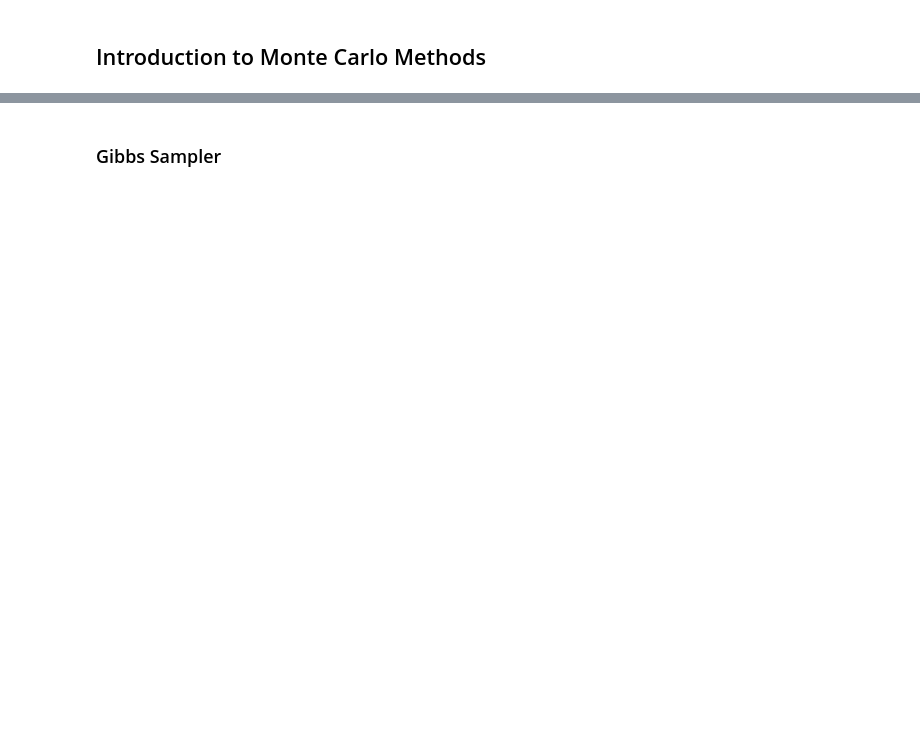
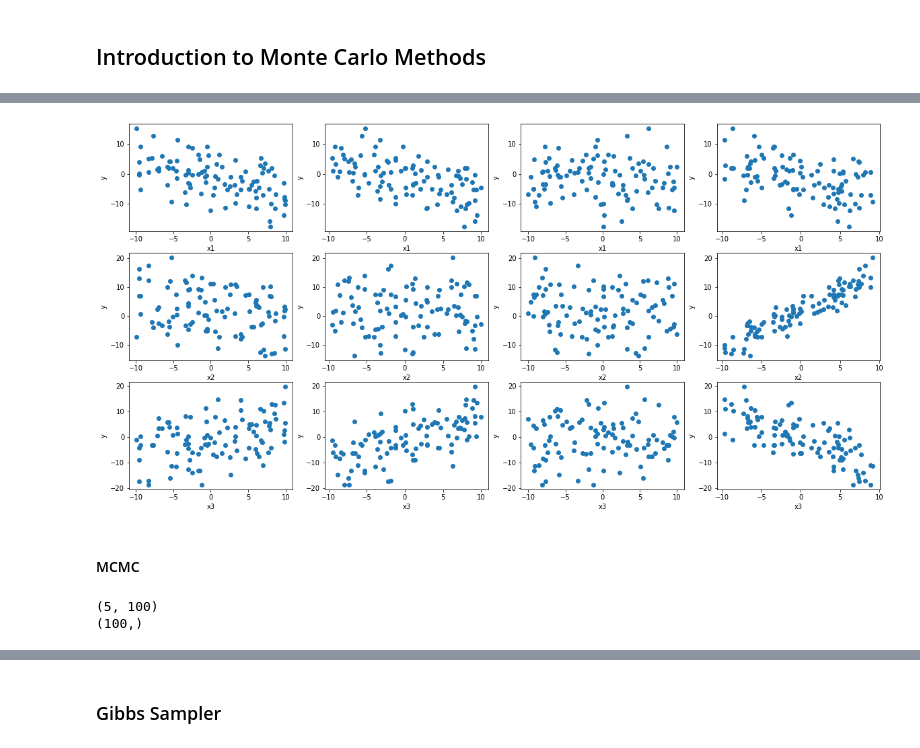
Before and after one commit to kaijennissen/fbprophet, a Jupyter notebook: notebooks/0_Structural_Time_Series.ipynb, the cells around one changed output, grey strips where cells are left out. Saved outputs shown, nothing was run; the diff lists cells and outputs as text; code cells hidden in the pictures; blank space fills up the shorter version.

```diff
--- a/notebooks/0_Structural_Time_Series.ipynb
+++ b/notebooks/0_Structural_Time_Series.ipynb
@@ -111,0 +126,55 @@ for i in range(samples):
+# %%
+# forward pass
+def forward_pass(xs, num_replicas=1):
+    k = xs.shape[0]
+
+    beta = tfd.Normal(loc=tf.zeros(k), scale=1.).sample(num_replicas)
+    sigma = tfd.Gamma(concentration=0., rate=1.).sample(num_replicas)
+
+    mu = tf.linalg.matmul(beta[tf.newaxis, ...], xs)[-1,:]
+    y = tfd.Normal(loc=mu, scale=1.).sample()
+
+    return y
+# %%
+k = 4
+n = 100
+num_replicas = 3
+
+x = tfd.Uniform(-10, 10).sample((k, n))
+x = tf.pad(x, [[1, 0], [0, 0]], constant_values=1)
+y = forward_pass(xs=x, num_replicas=num_replicas)
+# %%
+if num_replicas > 1:
+    if k>= 2:
+        fig, ax = plt.subplots(num_replicas, k,  figsize=(20,10))
+        for i in range(num_replicas):
+            for j in range(0, k):
+                ax[i, j].plot(x[j+1, :], y[i, :], "o")
+                ax[i, j].set_xlabel(f"x{i+1}")
+                ax[i, j].set_ylabel("y")
+
+    else:
+        fig, ax = plt.subplots(1, num_replicas, figsize=(20,8))
+        for i in range(num_replicas):
+            for j in range(0, k):
+                ax[i].plot(x[j, :], y[i, :], "o")
+                ax[i].set_xlabel(f"x{i+1}")
+                ax[i].set_ylabel("y")
+else:
+    if k>= 2:
+        fig, ax = plt.subplots(1, k-1,  figsize=(20,5))
+        for j in range(0, k):
+            ax[j].plot(x[j+1, :], y[i, :], "o")
+            ax[j].set_xlabel(f"x{j+1}")
+            ax[j].set_ylabel("y")
+
+    else:
+        fig, ax = plt.subplots(1,1, figsize=(20,5))
+        for j in range(0, k):
+            ax.plot(x[j, :], y[0, :], "o")
+            ax.set_xlabel(f"x{i+1}")
+            ax.set_ylabel("y")
+# %% [output]
+[figure, added]
+# %% [markdown]
+#### MCMC
@@ -111,0 +195,6 @@ for i in range(samples):
+# %%
+print(x_obs.shape)
+print(y_obs.shape)
+# %% [output]
+(5, 100)
+(100,)
```
Also changed, not shown: parts of 27 cells of this notebook, 4 other files.
